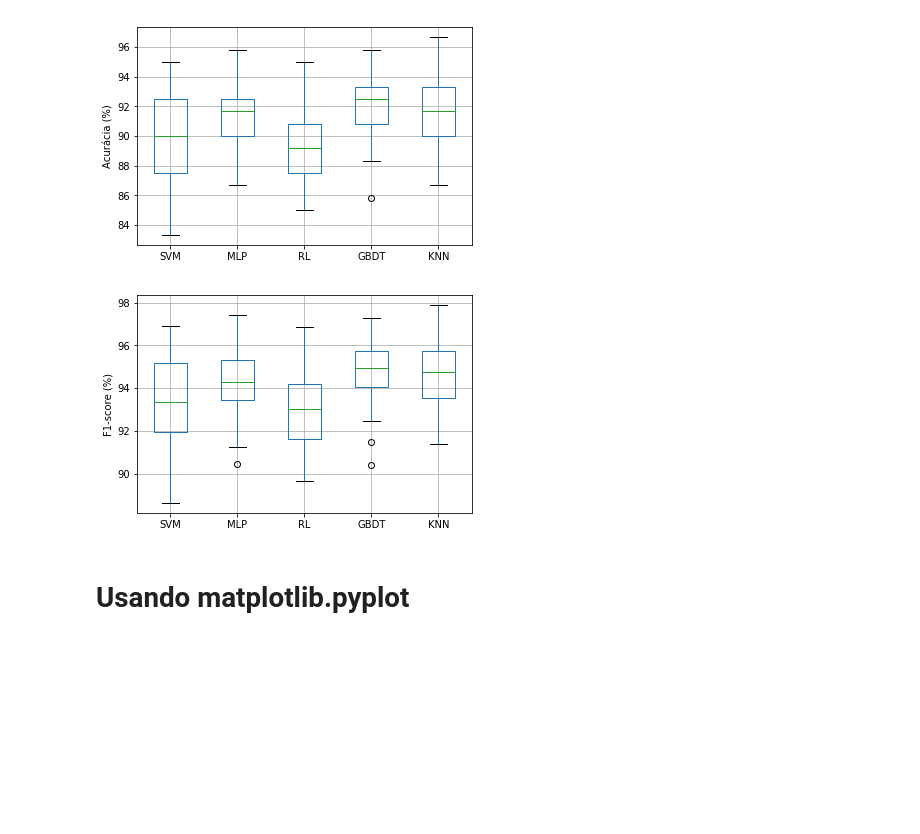
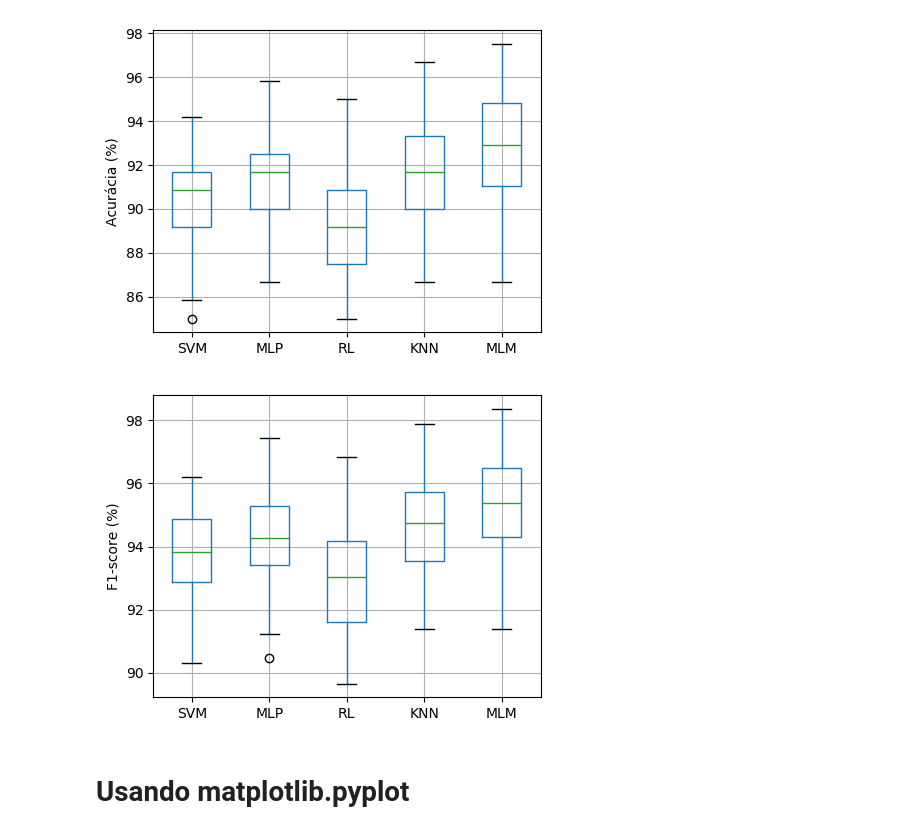
Before and after one commit to Fausto14/artigo_ml_doutorado, a Jupyter notebook: resultados/resultados.ipynb, the cells around one changed output. Cells and saved outputs as stored; diff of their text form; code cells hidden in the pictures; blank space fills up the shorter version.

```diff
--- a/resultados/resultados.ipynb
+++ b/resultados/resultados.ipynb
@@ -11,41 +11,41 @@ plt.rcParams.update({'figure.figsize':(5,4), 'figure.dpi':100})
 array_accuracy = []
 array_f1 = []
 
-resultados_svm = load('resultados_svm.npy')
-resultados_mlp = load('resultados_mlp.npy')
-resultados_rl = load('resultados_rl.npy')
-resultados_gb = load('resultados_gbdt.npy')
-resultados_knn = load('resultados_knn.npy')
+resultados_svm = load('resultados_svm.npy', allow_pickle=True)
+resultados_mlp = load('resultados_mlp.npy', allow_pickle=True)
+resultados_rl = load('resultados_rl.npy', allow_pickle=True)
+resultados_knn = load('resultados_knn.npy', allow_pickle=True)
+resultados_mlm = load('resultados_mlm.npy', allow_pickle=True)
 
 array_accuracy.append(resultados_svm.item().get('accuracy'))
 array_accuracy.append(resultados_mlp.item().get('accuracy'))
 array_accuracy.append(resultados_rl.item().get('accuracy'))
-array_accuracy.append(resultados_gb.item().get('accuracy'))
 array_accuracy.append(resultados_knn.item().get('accuracy'))
+array_accuracy.append(resultados_mlm.item().get('accuracy'))
 array_accuracy = np.asarray(array_accuracy).T
 #array_accuracy
 
 array_f1.append(resultados_svm.item().get('f1'))
 array_f1.append(resultados_mlp.item().get('f1'))
 array_f1.append(resultados_rl.item().get('f1'))
-array_f1.append(resultados_gb.item().get('f1'))
 array_f1.append(resultados_knn.item().get('f1'))
+array_f1.append(resultados_mlm.item().get('f1'))
 array_f1 = np.asarray(array_f1).T
 #array_f1
 # %%
-df_accuracy = pd.DataFrame(array_accuracy*100,columns=['SVM','MLP', 'RL', 'GBDT', 'KNN'])
-boxplot_accuracy = df_accuracy.boxplot(column=['SVM','MLP', 'RL', 'GBDT', 'KNN'])
+df_accuracy = pd.DataFrame(array_accuracy*100,columns=['SVM','MLP', 'RL', 'KNN', 'MLM'])
+boxplot_accuracy = df_accuracy.boxplot(column=['SVM','MLP', 'RL', 'KNN', 'MLM'])
 plt.ylabel('Acurácia (%)')
 plt.savefig('acuracia.pdf')
 # %% [output]
-[figure, old version]
+[figure, new version]
 # %%
-df_f1 = pd.DataFrame(array_f1*100,columns=['SVM','MLP', 'RL', 'GBDT', 'KNN'])
-boxplot_f1 = df_f1.boxplot(column=['SVM','MLP', 'RL', 'GBDT', 'KNN'], grid = True)
+df_f1 = pd.DataFrame(array_f1*100,columns=['SVM','MLP', 'RL',  'KNN', 'MLM'])
+boxplot_f1 = df_f1.boxplot(column=['SVM','MLP', 'RL', 'KNN', 'MLM'], grid = True)
 plt.ylabel('F1-score (%)')
 plt.savefig('f1_score.pdf')
 # %% [output]
-[figure, old version]
+[figure, new version]
 # %% [markdown]
 # Usando matplotlib.pyplot
 # %%
```
Also changed, not shown: parts of 6 cells of this notebook, 9 other files.
